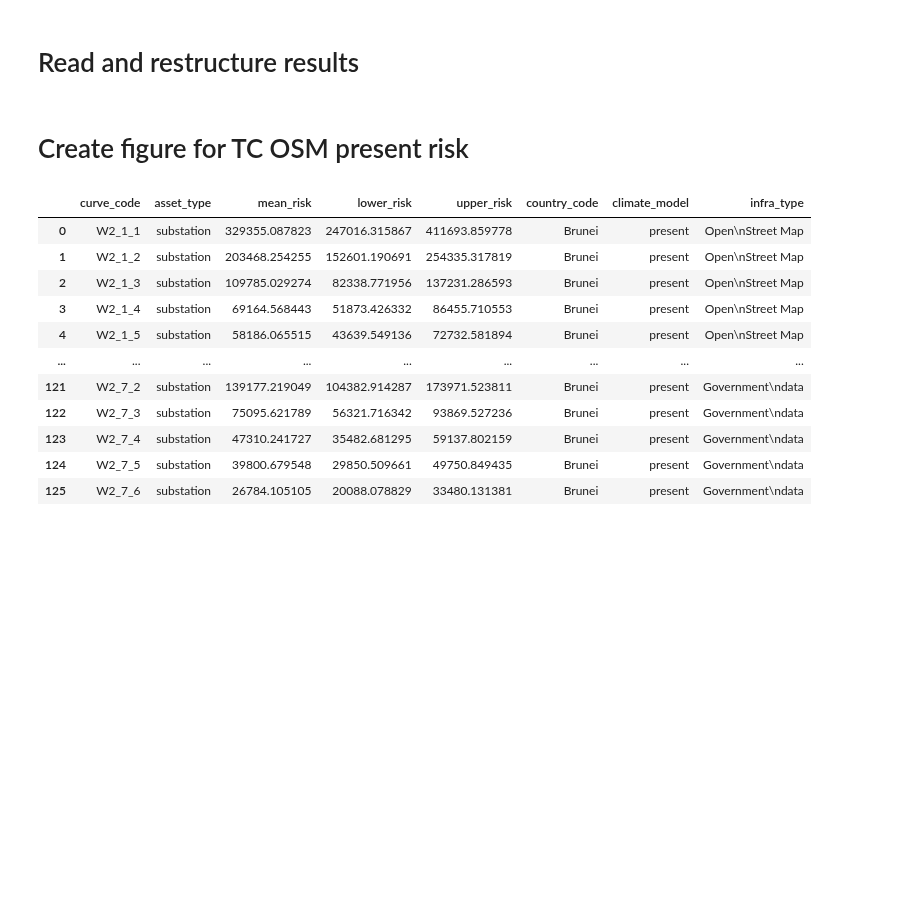
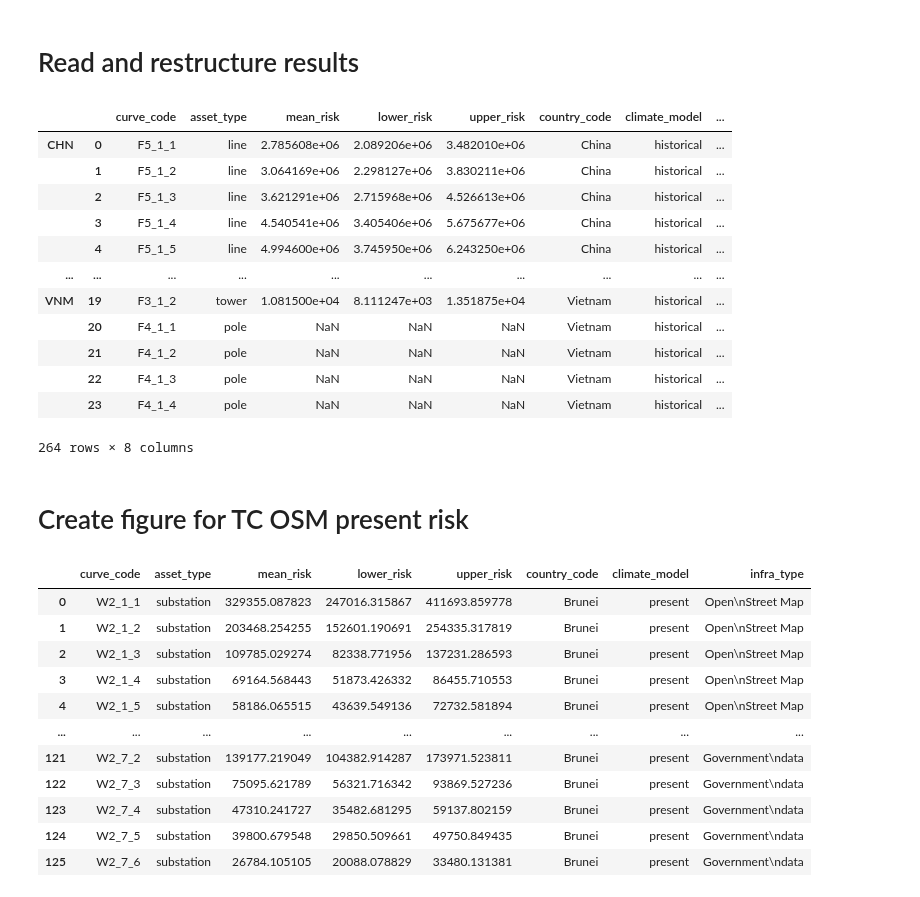
Before and after one commit to Mengqi-Ye/pg_risk_analysis, a Jupyter notebook: figures/Figure 5_EAD.ipynb, the cells around one changed output. Saved outputs shown, nothing was run; the diff lists cells and outputs as text; code cells hidden in the pictures; blank space fills up the shorter version.

Commit message:
add Table S1-S4

```diff
--- a/figures/Figure 5_EAD.ipynb
+++ b/figures/Figure 5_EAD.ipynb
@@ -71,6 +71,22 @@ def restructure_output(hazard_type,infra_type):
     return risk_result
 # %%
 df = restructure_output('fl','osm')
+# %%
+df
+# %% [output]
+|  |  | curve_code | asset_type | mean_risk | lower_risk | upper_risk | country_code | climate_model | ... |
+| CHN | 0 | F5_1_1 | line | 2.785608e+06 | 2.089206e+06 | 3.482010e+06 | China | historical | ... |
+|  | 1 | F5_1_2 | line | 3.064169e+06 | 2.298127e+06 | 3.830211e+06 | China | historical | ... |
+|  | 2 | F5_1_3 | line | 3.621291e+06 | 2.715968e+06 | 4.526613e+06 | China | historical | ... |
+|  | 3 | F5_1_4 | line | 4.540541e+06 | 3.405406e+06 | 5.675677e+06 | China | historical | ... |
+|  | 4 | F5_1_5 | line | 4.994600e+06 | 3.745950e+06 | 6.243250e+06 | China | historical | ... |
+| ... | ... | ... | ... | ... | ... | ... | ... | ... | ... |
+| VNM | 19 | F3_1_2 | tower | 1.081500e+04 | 8.111247e+03 | 1.351875e+04 | Vietnam | historical | ... |
+|  | 20 | F4_1_1 | pole | NaN | NaN | NaN | Vietnam | historical | ... |
+|  | 21 | F4_1_2 | pole | NaN | NaN | NaN | Vietnam | historical | ... |
+|  | 22 | F4_1_3 | pole | NaN | NaN | NaN | Vietnam | historical | ... |
+|  | 23 | F4_1_4 | pole | NaN | NaN | NaN | Vietnam | historical | ... |
+264 rows × 8 columns
 # %% [markdown]
 # Create figure for TC OSM present risk
 # %%
```
Also changed, not shown: parts of 4 cells of this notebook, 10 other files.
